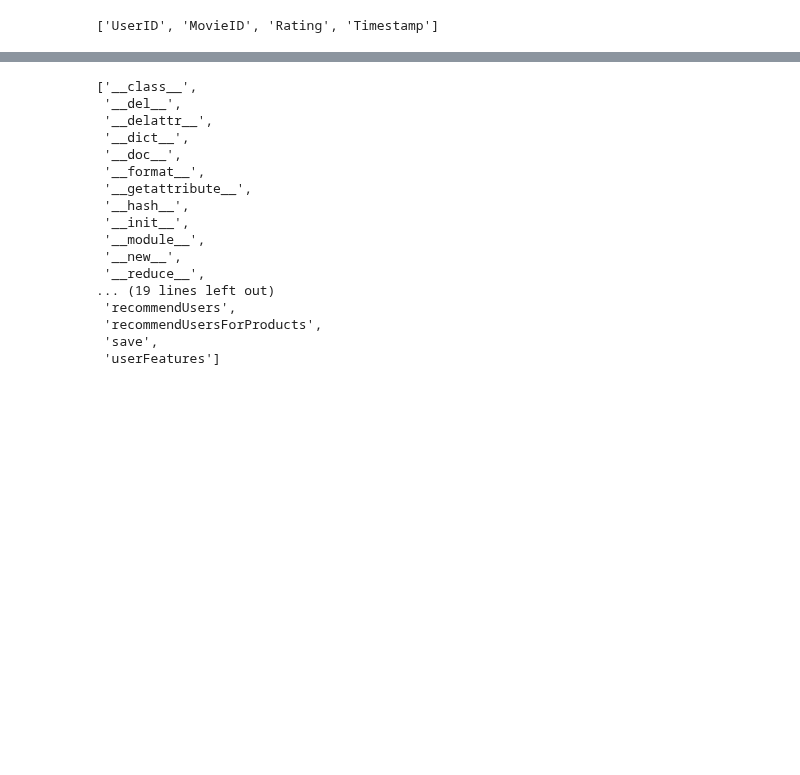
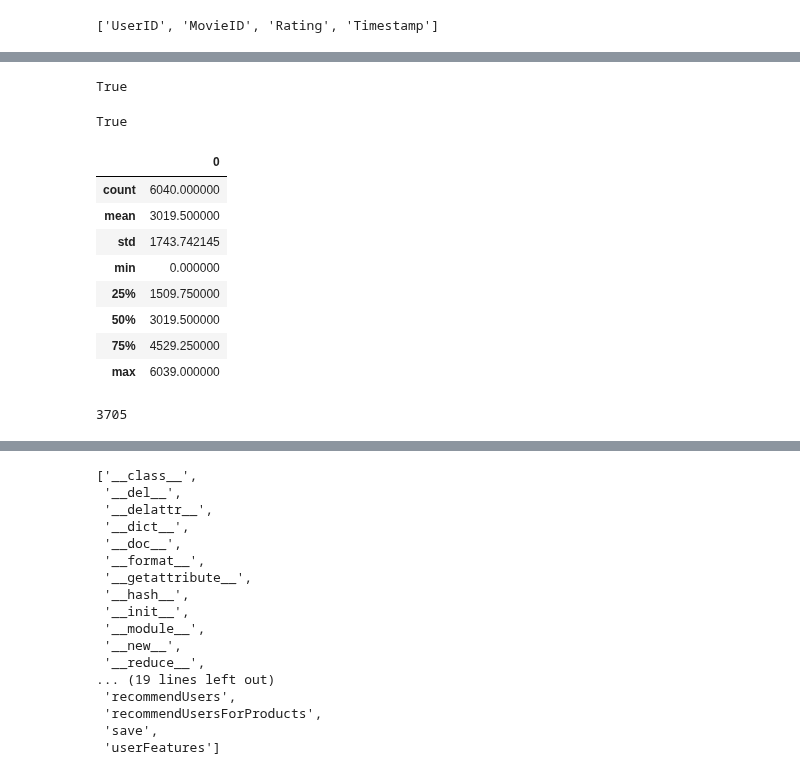
Before and after one commit to amirnasri/Data-Science, a Jupyter notebook: Recommender/ALS2.ipynb, the cells around one changed output, grey strips where cells are left out. Drawn from its saved outputs; the diff is of its cells as text; code cells hidden in the pictures; blank space fills up the shorter version.

```diff
--- a/Recommender/ALS2.ipynb
+++ b/Recommender/ALS2.ipynb
@@ -231,3 +234,5 @@ Mean Squared Error = [ 0.88014048  0.88070364  0.          0.          0.
 KeyboardInterrupt:
+# %%
+model = ALS.train(ratings_sp.select(['UserID', 'MovieID', 'Rating']), rank = 10, iterations = 10)
 # %%
 pf = model.productFeatures().collect()
@@ -260,2 +258,10 @@ set(range(1, 3953)) - set(x)
+# %%
+set(x) == set(range(6040))
+# %% [output]
+True
+# %%
+set(y) == set(range(3706))
+# %% [output]
+True
 # %%
 x = [i[0] for i in pf]
@@ -261,0 +270,16 @@ x = [i[0] for i in pf]
+# %%
+pd.DataFrame(x).describe()
+# %% [output]
+|  | 0 |
+| count | 6040.000000 |
+| mean | 3019.500000 |
+| std | 1743.742145 |
+| min | 0.000000 |
+| 25% | 1509.750000 |
+| 50% | 3019.500000 |
+| 75% | 4529.250000 |
+| max | 6039.000000 |
+# %%
+max(sorted(y))
+# %% [output]
+3705
```
Also changed, not shown: parts of 14 cells of this notebook.
